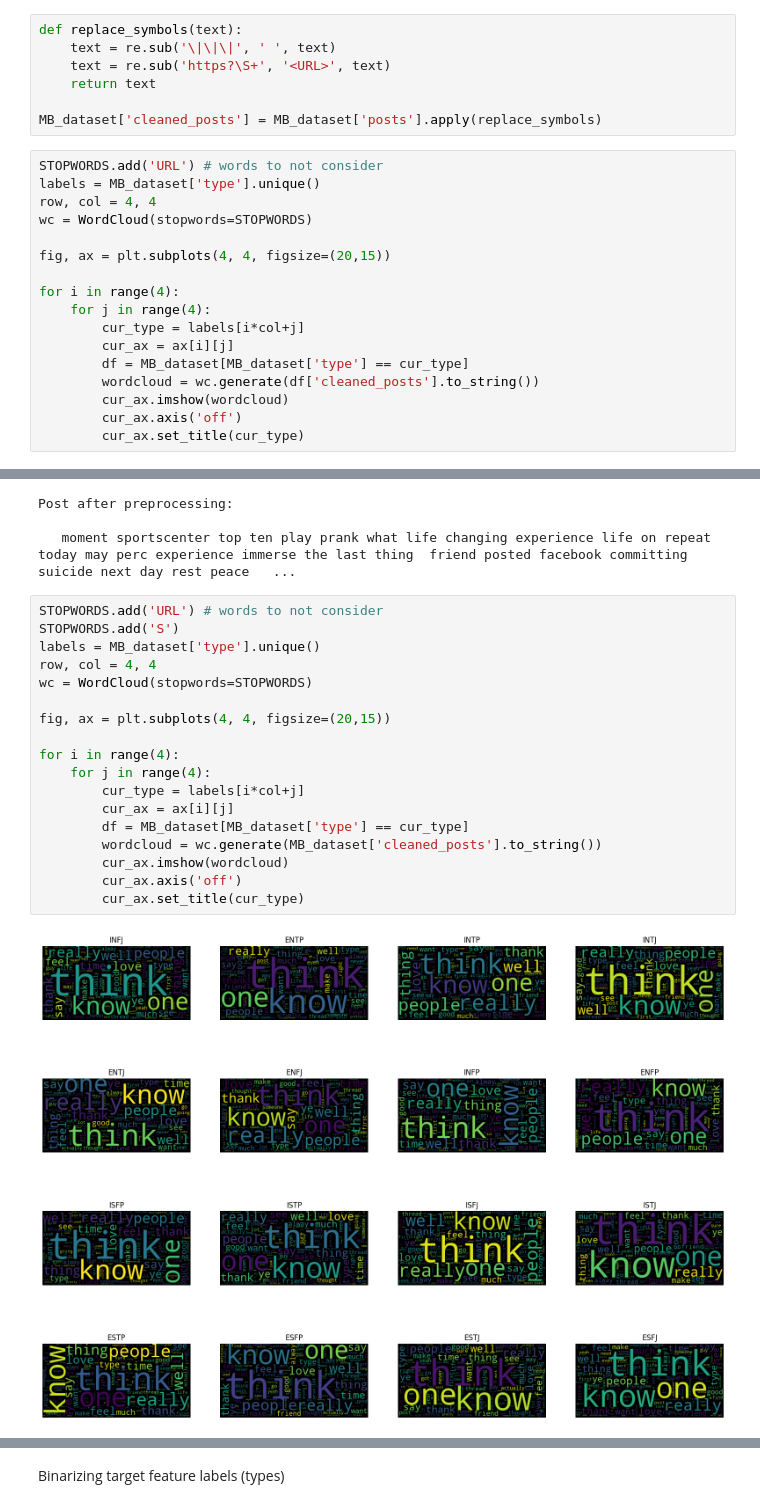
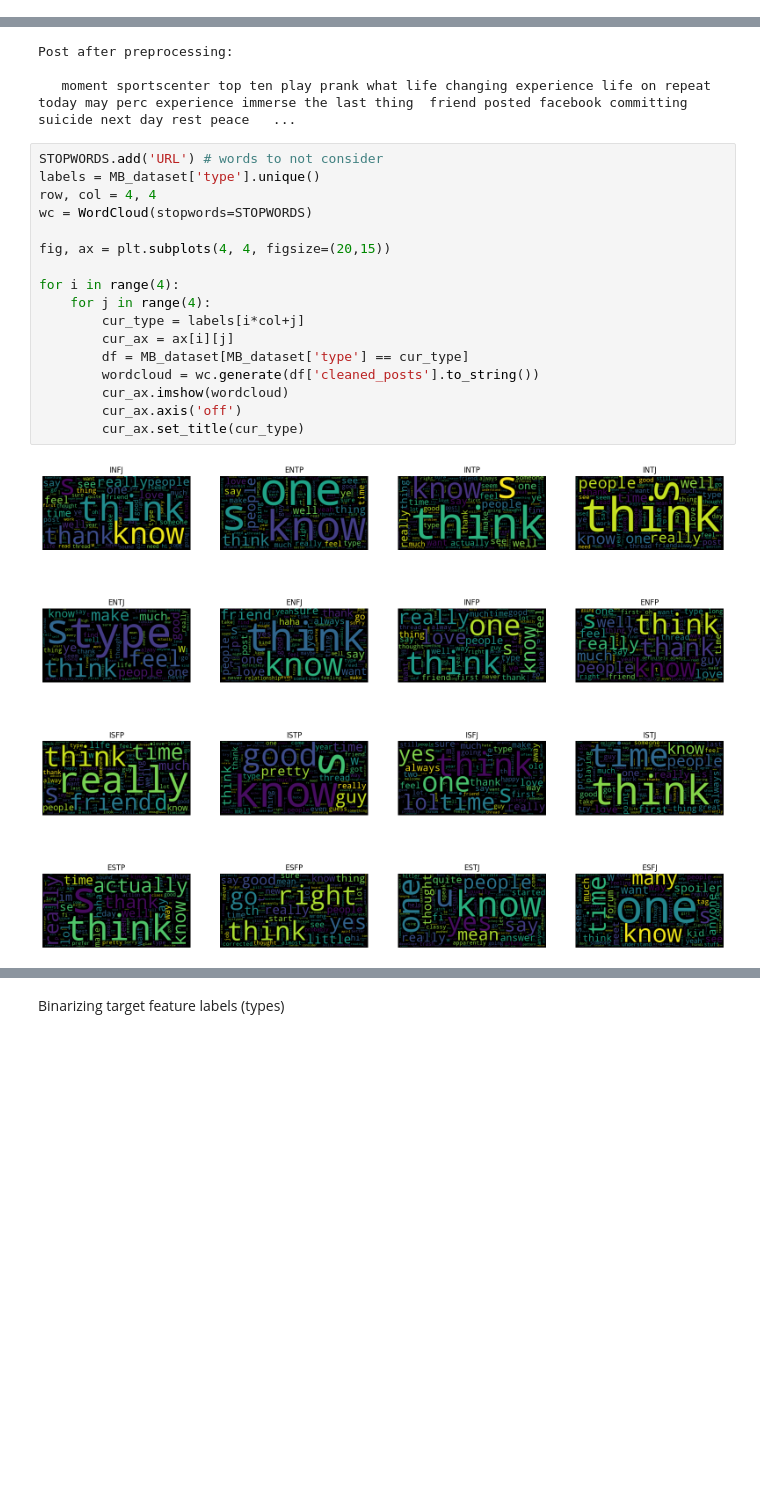
Before and after one commit to dkerdemir/YAP470-Project, a Jupyter notebook: Yap470_Project_Myers-Briggs.ipynb, the cells around one changed output, grey strips where cells are left out. Drawn from its saved outputs; the diff is of its cells as text; blank space fills up the shorter version.

```diff
--- a/Yap470_Project_Myers-Briggs.ipynb
+++ b/Yap470_Project_Myers-Briggs.ipynb
@@ -55,24 +39,0 @@ py.iplot(fig)
-# %%
-def replace_symbols(text):
-    text = re.sub('\|\|\|', ' ', text)
-    text = re.sub('https?\S+', '<URL>', text)
-    return text
-
-MB_dataset['cleaned_posts'] = MB_dataset['posts'].apply(replace_symbols)
-# %%
-STOPWORDS.add('URL') # words to not consider
-labels = MB_dataset['type'].unique()
-row, col = 4, 4
-wc = WordCloud(stopwords=STOPWORDS)
-
-fig, ax = plt.subplots(4, 4, figsize=(20,15))
-
-for i in range(4):
-    for j in range(4):
-        cur_type = labels[i*col+j]
-        cur_ax = ax[i][j]
-        df = MB_dataset[MB_dataset['type'] == cur_type]
-        wordcloud = wc.generate(df['cleaned_posts'].to_string())
-        cur_ax.imshow(wordcloud)
-        cur_ax.axis('off')
-        cur_ax.set_title(cur_type)
@@ -258,24 +168,23 @@ Post after preprocessing:
    moment sportscenter top ten play prank what life changing experience life on repeat today may perc experience immerse the last thing  friend posted facebook committing suicide next day rest peace   ...
 # %%
 STOPWORDS.add('URL') # words to not consider
-STOPWORDS.add('S')
 labels = MB_dataset['type'].unique()
 row, col = 4, 4
 wc = WordCloud(stopwords=STOPWORDS)
 
 fig, ax = plt.subplots(4, 4, figsize=(20,15))
 
 for i in range(4):
     for j in range(4):
         cur_type = labels[i*col+j]
         cur_ax = ax[i][j]
         df = MB_dataset[MB_dataset['type'] == cur_type]
-        wordcloud = wc.generate(MB_dataset['cleaned_posts'].to_string())
+        wordcloud = wc.generate(df['cleaned_posts'].to_string())
         cur_ax.imshow(wordcloud)
         cur_ax.axis('off')
         cur_ax.set_title(cur_type)
 # %% [output]
-[figure, old version]
+[figure, new version]
 # %%
 sw = MB_dataset.copy()
 
```
Also changed, not shown: parts of 18 cells of this notebook.
